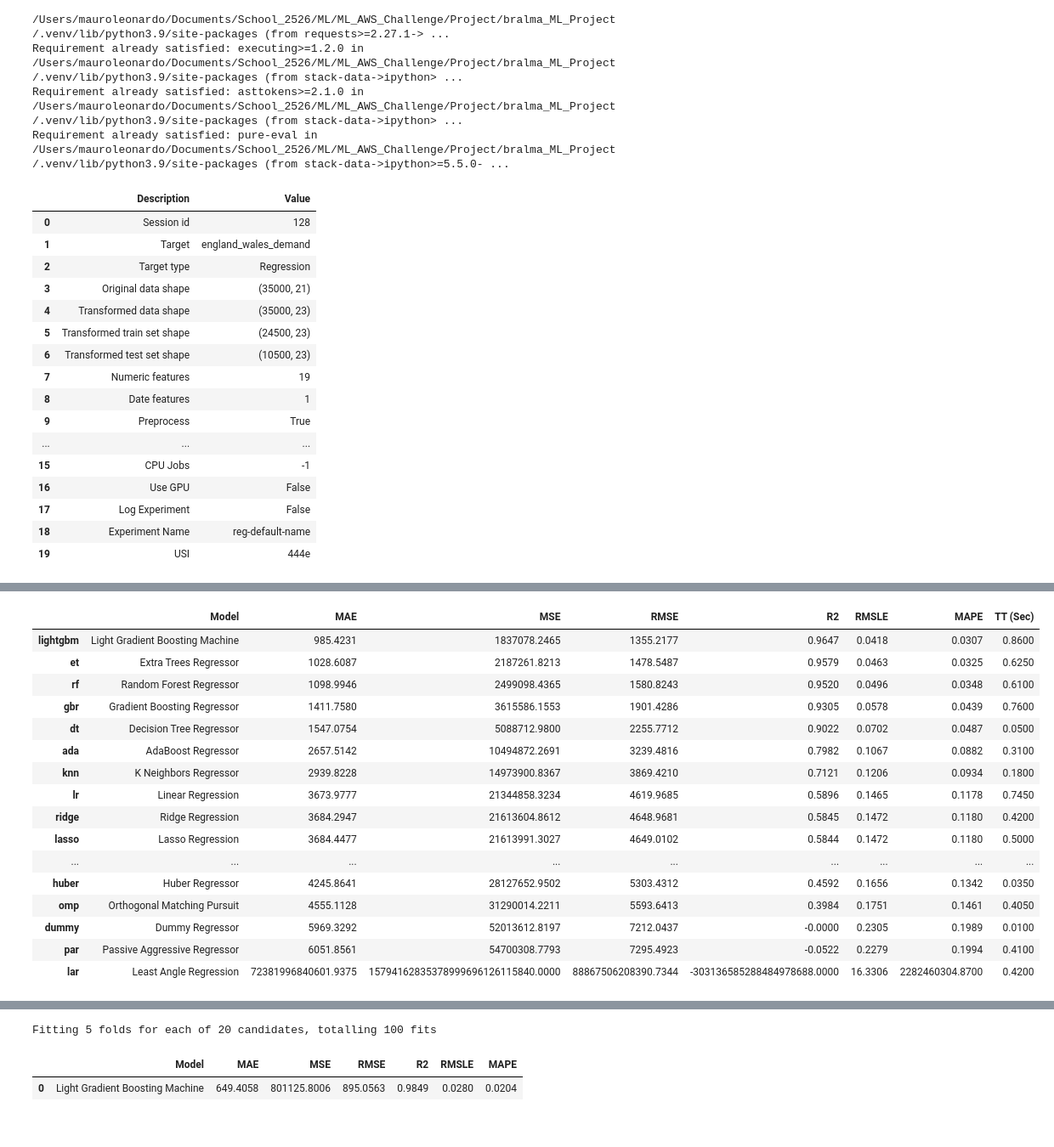
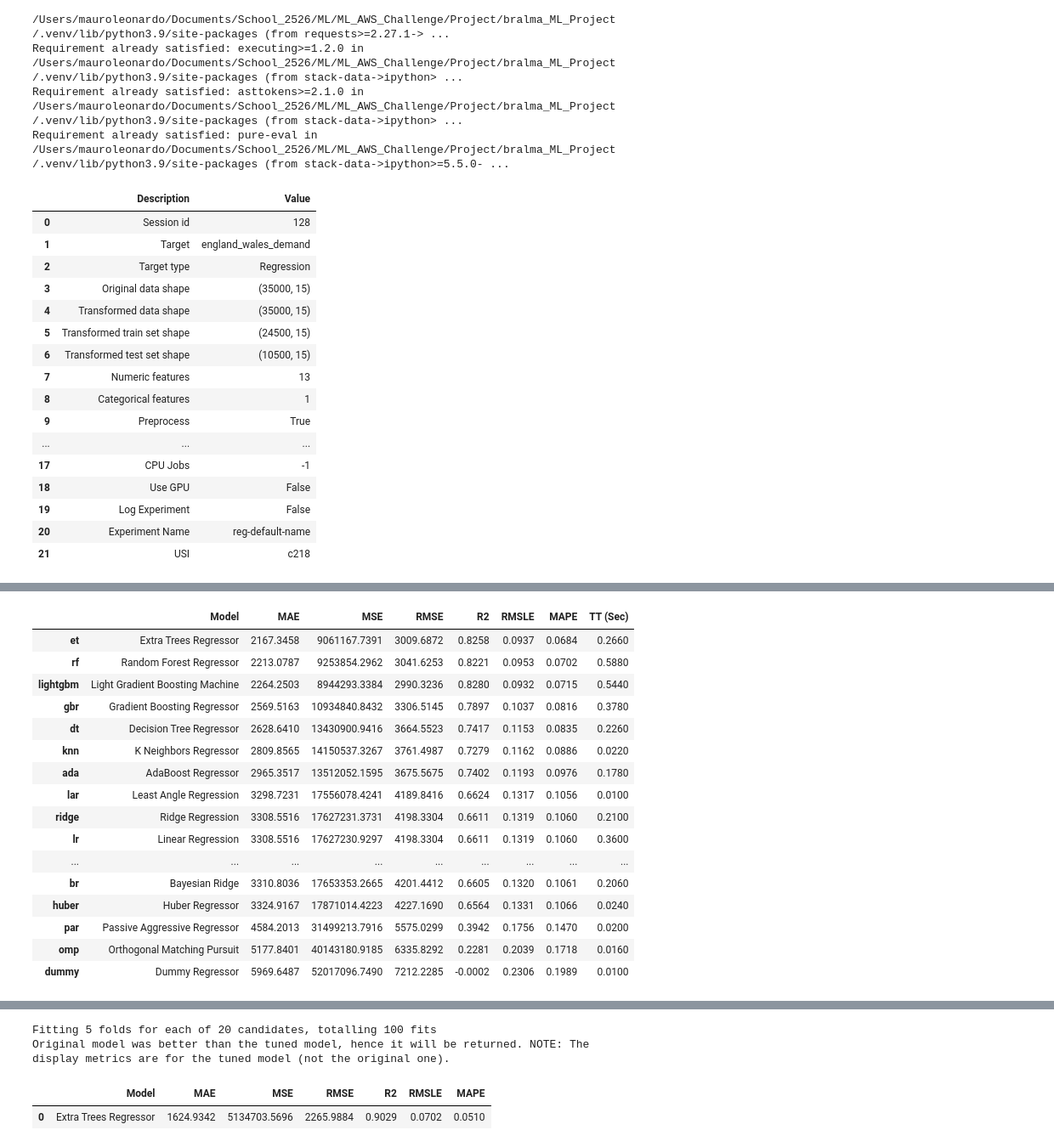
Before and after one commit to Team-3-Machine-Learning/bralma_ML_Project, a Jupyter notebook: Notebooks_Demand/7_Training_Demand.ipynb, the cells around one changed output, grey strips where cells are left out. Shown at 85% size. Saved outputs shown, nothing was run; the diff lists cells and outputs as text; code cells hidden in the pictures.

Commit message:
New model and updated backend

```diff
--- a/Notebooks_Demand/7_Training_Demand.ipynb
+++ b/Notebooks_Demand/7_Training_Demand.ipynb
@@ -27,19 +27,6 @@ from sklearn.model_selection import train_test_split
 # %%
 SEED = 128
 df = pd.read_csv("../Dataset2_Demand/6_Elec_Demand_Final.csv")
-# %%
-df["settlement_date"] = pd.to_datetime(df["settlement_date"])
-df["month"] = df["settlement_date"].dt.month
-df["day_of_week"] = df["settlement_date"].dt.dayofweek
-df["is_weekend"] = df["day_of_week"].isin([5,6]).astype(int)
-
-# Capacity utilization ratios
-df["wind_utilization"] = df["embedded_wind_generation"] / (df["embedded_wind_capacity"] + 1)
-df["solar_utilization"] = df["embedded_solar_generation"] / (df["embedded_solar_capacity"] + 1)
-
-# Net cross-border flow sum
-flow_cols = ["ifa2_flow","britned_flow","moyle_flow","east_west_flow","nemo_flow"]
-df["net_crossborder_flow"] = df[flow_cols].sum(axis=1)
 # %%
 df_sample = df.sample(50000, random_state=SEED)  # 50k rijen
 
@@ -52,61 +39,61 @@ train_df, val_df = train_test_split(
 reg = setup(
     data=train_df,
     target="england_wales_demand",
     session_id=SEED,
-    fold=2,
+    fold=5,
     verbose=True,
 )
 
 best_model = compare_models(sort="MAE", n_select=1, turbo=True)
 
 tuned_model = tune_model(
     best_model,
     optimize="MAE",
     fold=5,
     n_iter=20
 )
 
 final_model = finalize_model(tuned_model)
 
 predictions = predict_model(final_model, data=val_df)
 
 save_model(final_model, "../Model_ElecDemand/england_wales_demand_predictor")
 # %% [output]
 |  | Description | Value |
 | 0 | Session id | 128 |
 | 1 | Target | england_wales_demand |
 | 2 | Target type | Regression |
-| 3 | Original data shape | (35000, 21) |
-| 4 | Transformed data shape | (35000, 23) |
-| 5 | Transformed train set shape | (24500, 23) |
-| 6 | Transformed test set shape | (10500, 23) |
-| 7 | Numeric features | 19 |
-| 8 | Date features | 1 |
+| 3 | Original data shape | (35000, 15) |
+| 4 | Transformed data shape | (35000, 15) |
+| 5 | Transformed train set shape | (24500, 15) |
+| 6 | Transformed test set shape | (10500, 15) |
+| 7 | Numeric features | 13 |
+| 8 | Categorical features | 1 |
 | 9 | Preprocess | True |
 | ... | ... | ... |
-| 15 | CPU Jobs | -1 |
-| 16 | Use GPU | False |
-| 17 | Log Experiment | False |
-| 18 | Experiment Name | reg-default-name |
-| 19 | USI | 444e |
+| 17 | CPU Jobs | -1 |
+| 18 | Use GPU | False |
+| 19 | Log Experiment | False |
+| 20 | Experiment Name | reg-default-name |
+| 21 | USI | c218 |
 [interactive output not drawn]
 |  | Model | MAE | MSE | RMSE | R2 | RMSLE | MAPE | TT (Sec) |
-| lightgbm | Light Gradient Boosting Machine | 985.4231 | 1837078.2465 | 1355.2177 | 0.9647 | 0.0418 | 0.0307 | 0.8600 |
-| et | Extra Trees Regressor | 1028.6087 | 2187261.8213 | 1478.5487 | 0.9579 | 0.0463 | 0.0325 | 0.6250 |
-| rf | Random Forest Regressor | 1098.9946 | 2499098.4365 | 1580.8243 | 0.9520 | 0.0496 | 0.0348 | 0.6100 |
-| gbr | Gradient Boosting Regressor | 1411.7580 | 3615586.1553 | 1901.4286 | 0.9305 | 0.0578 | 0.0439 | 0.7600 |
-| dt | Decision Tree Regressor | 1547.0754 | 5088712.9800 | 2255.7712 | 0.9022 | 0.0702 | 0.0487 | 0.0500 |
-| ada | AdaBoost Regressor | 2657.5142 | 10494872.2691 | 3239.4816 | 0.7982 | 0.1067 | 0.0882 | 0.3100 |
-| knn | K Neighbors Regressor | 2939.8228 | 14973900.8367 | 3869.4210 | 0.7121 | 0.1206 | 0.0934 | 0.1800 |
-| lr | Linear Regression | 3673.9777 | 21344858.3234 | 4619.9685 | 0.5896 | 0.1465 | 0.1178 | 0.7450 |
-| ridge | Ridge Regression | 3684.2947 | 21613604.8612 | 4648.9681 | 0.5845 | 0.1472 | 0.1180 | 0.4200 |
-| lasso | Lasso Regression | 3684.4477 | 21613991.3027 | 4649.0102 | 0.5844 | 0.1472 | 0.1180 | 0.5000 |
+| et | Extra Trees Regressor | 2167.3458 | 9061167.7391 | 3009.6872 | 0.8258 | 0.0937 | 0.0684 | 0.2660 |
+| rf | Random Forest Regressor | 2213.0787 | 9253854.2962 | 3041.6253 | 0.8221 | 0.0953 | 0.0702 | 0.5880 |
+| lightgbm | Light Gradient Boosting Machine | 2264.2503 | 8944293.3384 | 2990.3236 | 0.8280 | 0.0932 | 0.0715 | 0.5440 |
+| gbr | Gradient Boosting Regressor | 2569.5163 | 10934840.8432 | 3306.5145 | 0.7897 | 0.1037 | 0.0816 | 0.3780 |
+| dt | Decision Tree Regressor | 2628.6410 | 13430900.9416 | 3664.5523 | 0.7417 | 0.1153 | 0.0835 | 0.2260 |
+| knn | K Neighbors Regressor | 2809.8565 | 14150537.3267 | 3761.4987 | 0.7279 | 0.1162 | 0.0886 | 0.0220 |
+| ada | AdaBoost Regressor | 2965.3517 | 13512052.1595 | 3675.5675 | 0.7402 | 0.1193 | 0.0976 | 0.1780 |
+| lar | Least Angle Regression | 3298.7231 | 17556078.4241 | 4189.8416 | 0.6624 | 0.1317 | 0.1056 | 0.0100 |
+| ridge | Ridge Regression | 3308.5516 | 17627231.3731 | 4198.3304 | 0.6611 | 0.1319 | 0.1060 | 0.2100 |
+| lr | Linear Regression | 3308.5516 | 17627230.9297 | 4198.3304 | 0.6611 | 0.1319 | 0.1060 | 0.3600 |
 | ... | ... | ... | ... | ... | ... | ... | ... | ... |
-| huber | Huber Regressor | 4245.8641 | 28127652.9502 | 5303.4312 | 0.4592 | 0.1656 | 0.1342 | 0.0350 |
-| omp | Orthogonal Matching Pursuit | 4555.1128 | 31290014.2211 | 5593.6413 | 0.3984 | 0.1751 | 0.1461 | 0.4050 |
-| dummy | Dummy Regressor | 5969.3292 | 52013612.8197 | 7212.0437 | -0.0000 | 0.2305 | 0.1989 | 0.0100 |
-| par | Passive Aggressive Regressor | 6051.8561 | 54700308.7793 | 7295.4923 | -0.0522 | 0.2279 | 0.1994 | 0.4100 |
-| lar | Least Angle Regression | 72381996840601.9375 | 15794162835378999696126115840.0000 | 88867506208390.7344 | -303136585288484978688.0000 | 16.3306 | 2282460304.8700 | 0.4200 |
+| br | Bayesian Ridge | 3310.8036 | 17653353.2665 | 4201.4412 | 0.6605 | 0.1320 | 0.1061 | 0.2060 |
+| huber | Huber Regressor | 3324.9167 | 17871014.4223 | 4227.1690 | 0.6564 | 0.1331 | 0.1066 | 0.0240 |
+| par | Passive Aggressive Regressor | 4584.2013 | 31499213.7916 | 5575.0299 | 0.3942 | 0.1756 | 0.1470 | 0.0200 |
+| omp | Orthogonal Matching Pursuit | 5177.8401 | 40143180.9185 | 6335.8292 | 0.2281 | 0.2039 | 0.1718 | 0.0160 |
+| dummy | Dummy Regressor | 5969.6487 | 52017096.7490 | 7212.2285 | -0.0002 | 0.2306 | 0.1989 | 0.0100 |
 [interactive output not drawn]
 [interactive output not drawn]
 |  | MAE | MSE | RMSE | R2 | RMSLE | MAPE |
@@ -121,4 +108,5 @@ save_model(final_model, "../Model_ElecDemand/england_wales_demand_predictor")
 [interactive output not drawn]
 Fitting 5 folds for each of 20 candidates, totalling 100 fits
+Original model was better than the tuned model, hence it will be returned. NOTE: The display metrics are for the tuned model (not the original one).
 |  | Model | MAE | MSE | RMSE | R2 | RMSLE | MAPE |
-| 0 | Light Gradient Boosting Machine | 649.4058 | 801125.8006 | 895.0563 | 0.9849 | 0.0280 | 0.0204 |
+| 0 | Extra Trees Regressor | 1624.9342 | 5134703.5696 | 2265.9884 | 0.9029 | 0.0702 | 0.0510 |
```
Also changed, not shown: parts of 3 cells of this notebook, 18 other files.
